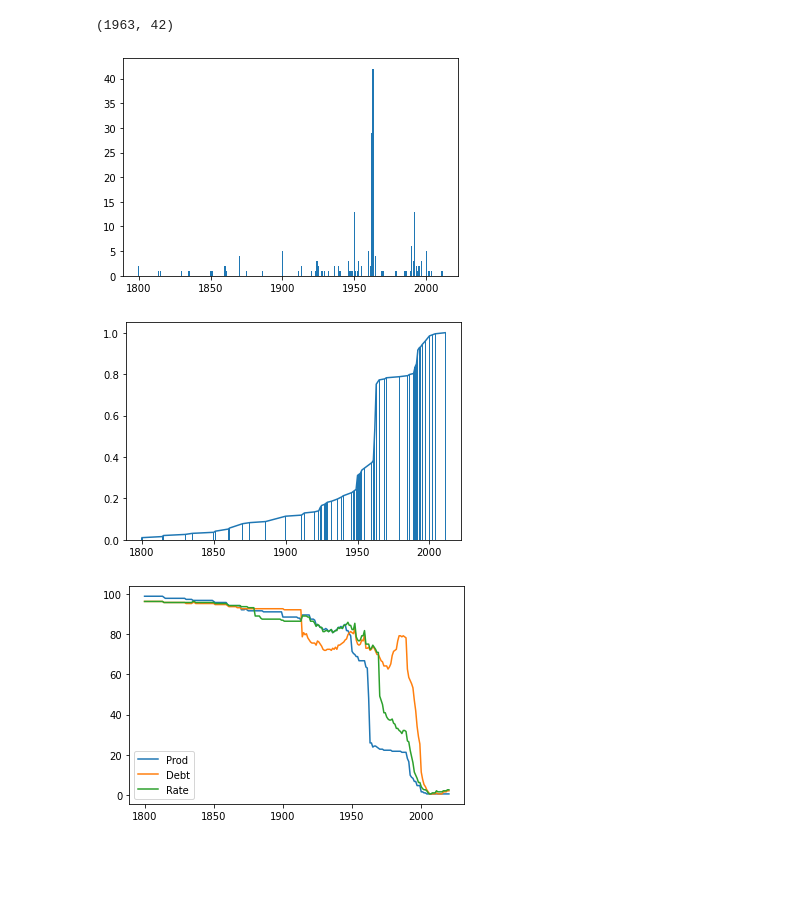
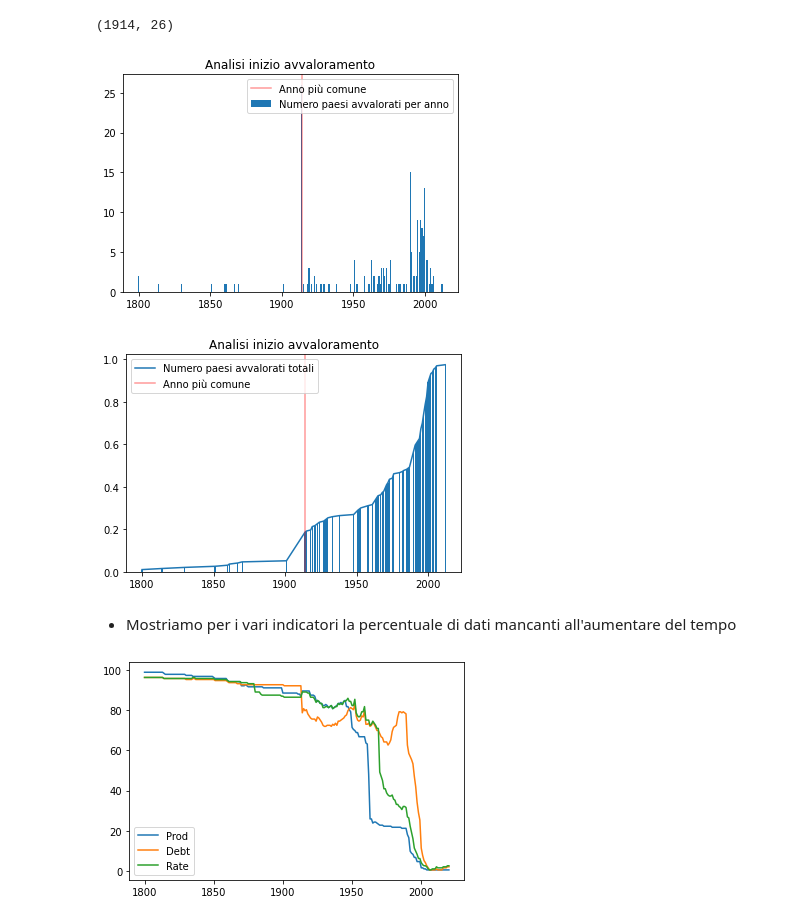
Before and after one commit to holderekt/world-analysis, a Jupyter notebook: data_mining.ipynb, the cells around one changed output. Drawn from its saved outputs; the diff is of its cells as text; code cells hidden in the pictures; blank space fills up the shorter version.

Commit message:
Analisi valore null per data e paese

```diff
--- a/data_mining.ipynb
+++ b/data_mining.ipynb
@@ -22,36 +34,45 @@ rate_dt = dt.loc[dt['code'] == 'GGXWDG_GDP']
 # %%
-year_counter = prod_dt.iloc[:,2:].apply(pd.Series.first_valid_index, axis=1).to_numpy(dtype=np.int64)
+year_counter = debt_dt.iloc[:,2:].apply(pd.Series.first_valid_index, axis=1).to_numpy(dtype=np.int64)
 year_counter = np.sort(year_counter)
 
 counts = Counter(year_counter)
 data = sorted(counts.items())
 
 print(counts.most_common()[0])
 x = [el[0] for el in data]
 y = [el[1] for el in data]
 
 new_y = []
 
 for i in range(len(y)):
     value = 0
     for j in range(0,i+1):
         value = value + y[j]
     new_y.append(value)
 
 
 
 new_y = np.array(new_y) / 193
 
 
-plt.bar(x,y)
+plt.title("Analisi inizio avvaloramento")
+plt.bar(x,y, label='Numero paesi avvalorati per anno')
+plt.axvline(x=counts.most_common()[0][0], color='r', label='Anno più comune', alpha=0.4)
+plt.legend()
 plt.show()
+
+plt.title("Analisi inizio avvaloramento")
 plt.bar(x, new_y)
-plt.plot(x,new_y)
+plt.plot(x,new_y, label='Numero paesi avvalorati totali')
+plt.axvline(x=counts.most_common()[0][0], color='r', label='Anno più comune', alpha=0.4)
+plt.legend()
 plt.show()
 # %% [output]
-(1963, 42)
+(1914, 26)
-[figure, old version]
+[figure, new version]
-[figure, old version]
+[figure, new version]
+# %% [markdown]
+- Mostriamo per i vari indicatori la percentuale di dati mancanti all'aumentare del tempo
 # %%
 
 missing_prod_dt = prod_dt.isna().sum().to_numpy()[2:] / len(country_list) * 100
```
Also changed, not shown: parts of 12 cells of this notebook, 1 other file.
